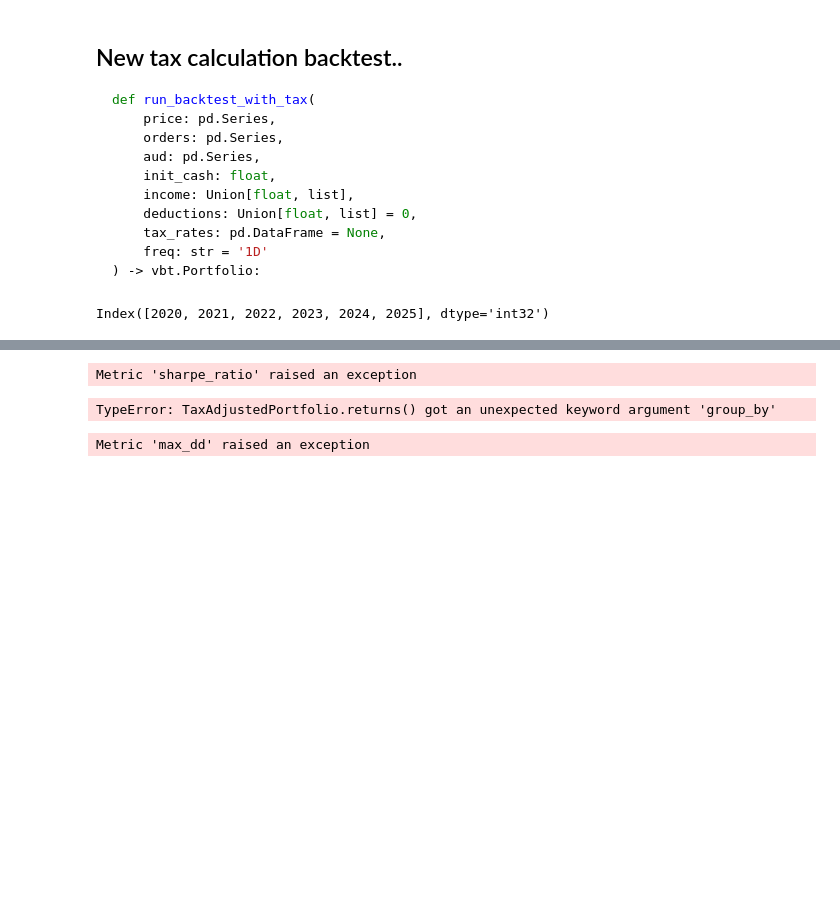
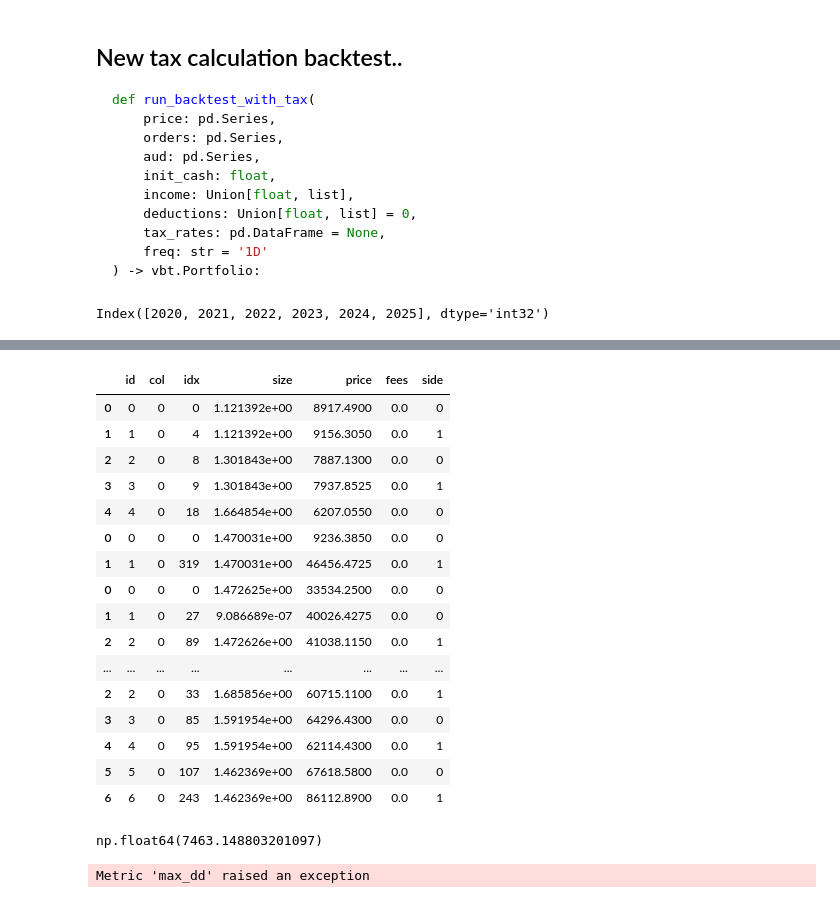
Before and after one commit to HelloThereMatey/vbt_tax, a Jupyter notebook: vbt_bitty_42Macro.ipynb, the cells around one changed output, grey strips where cells are left out. Saved outputs shown, nothing was run; the diff lists cells and outputs as text; code cells hidden in the pictures; blank space fills up the shorter version.

```diff
--- a/vbt_bitty_42Macro.ipynb
+++ b/vbt_bitty_42Macro.ipynb
@@ -494,7 +494,7 @@ years
 # %% [output]
 Index([2020, 2021, 2022, 2023, 2024, 2025], dtype='int32')
 # %%
-pftax, details = taxCalcs.run_backtest_with_tax(price, orders_regime, aud, 10000, income.to_list(), deductions.to_list())
+pfnotax, pftax, details = taxCalcs.run_backtest_with_tax(price, orders_regime, aud, 10000, income.to_list(), deductions.to_list())
 # %% [output]
 Backtest price data runs from: 2020-03-01 00:00:00 to 2025-03-05 00:00:00, years: Index([2020, 2021, 2022, 2023, 2024, 2025], dtype='int32')
 For financial year: 2020
@@ -524,8 +567,31 @@ KeyError: 'cgt_amount_(AUD)'
+# %%
+details["all_orders"]
+# %% [output]
+|  | id | col | idx | size | price | fees | side |
+| 0 | 0 | 0 | 0 | 1.121392e+00 | 8917.4900 | 0.0 | 0 |
+| 1 | 1 | 0 | 4 | 1.121392e+00 | 9156.3050 | 0.0 | 1 |
+| 2 | 2 | 0 | 8 | 1.301843e+00 | 7887.1300 | 0.0 | 0 |
+| 3 | 3 | 0 | 9 | 1.301843e+00 | 7937.8525 | 0.0 | 1 |
+| 4 | 4 | 0 | 18 | 1.664854e+00 | 6207.0550 | 0.0 | 0 |
+| 0 | 0 | 0 | 0 | 1.470031e+00 | 9236.3850 | 0.0 | 0 |
+| 1 | 1 | 0 | 319 | 1.470031e+00 | 46456.4725 | 0.0 | 1 |
+| 0 | 0 | 0 | 0 | 1.472625e+00 | 33534.2500 | 0.0 | 0 |
+| 1 | 1 | 0 | 27 | 9.086689e-07 | 40026.4275 | 0.0 | 0 |
+| 2 | 2 | 0 | 89 | 1.472626e+00 | 41038.1150 | 0.0 | 1 |
+| ... | ... | ... | ... | ... | ... | ... | ... |
+| 2 | 2 | 0 | 33 | 1.685856e+00 | 60715.1100 | 0.0 | 1 |
+| 3 | 3 | 0 | 85 | 1.591954e+00 | 64296.4300 | 0.0 | 0 |
+| 4 | 4 | 0 | 95 | 1.591954e+00 | 62114.4300 | 0.0 | 1 |
+| 5 | 5 | 0 | 107 | 1.462369e+00 | 67618.5800 | 0.0 | 0 |
+| 6 | 6 | 0 | 243 | 1.462369e+00 | 86112.8900 | 0.0 | 1 |
 # %%
-pftax.stats()
+res = details["portfolio_value"]
+res.plot()
-# %% [output]
-Metric 'sharpe_ratio' raised an exception
-TypeError: TaxAdjustedPortfolio.returns() got an unexpected keyword argument 'group_by'
+# %%
+delta = pfnotax.value().iloc[-1] - pftax.value().iloc[-1]
+delta
+# %% [output]
+np.float64(7463.148803201097)
 # %%
 fullstats = pd.concat([bh_pf.stats(), inout_ords.stats(), less_ords.stats(), pftax.stats(), cpf_fo.stats()], axis=1)
 fullstats.columns = ['Buy & Hold (benchmark)',  'All in/out on signal change', 'Long green, sell yellow/red', 'Long green, sell yellow/red (with_tax)',"Signal dep. sizing"]
```
Also changed, not shown: parts of 1 cell of this notebook, 1 other file.
